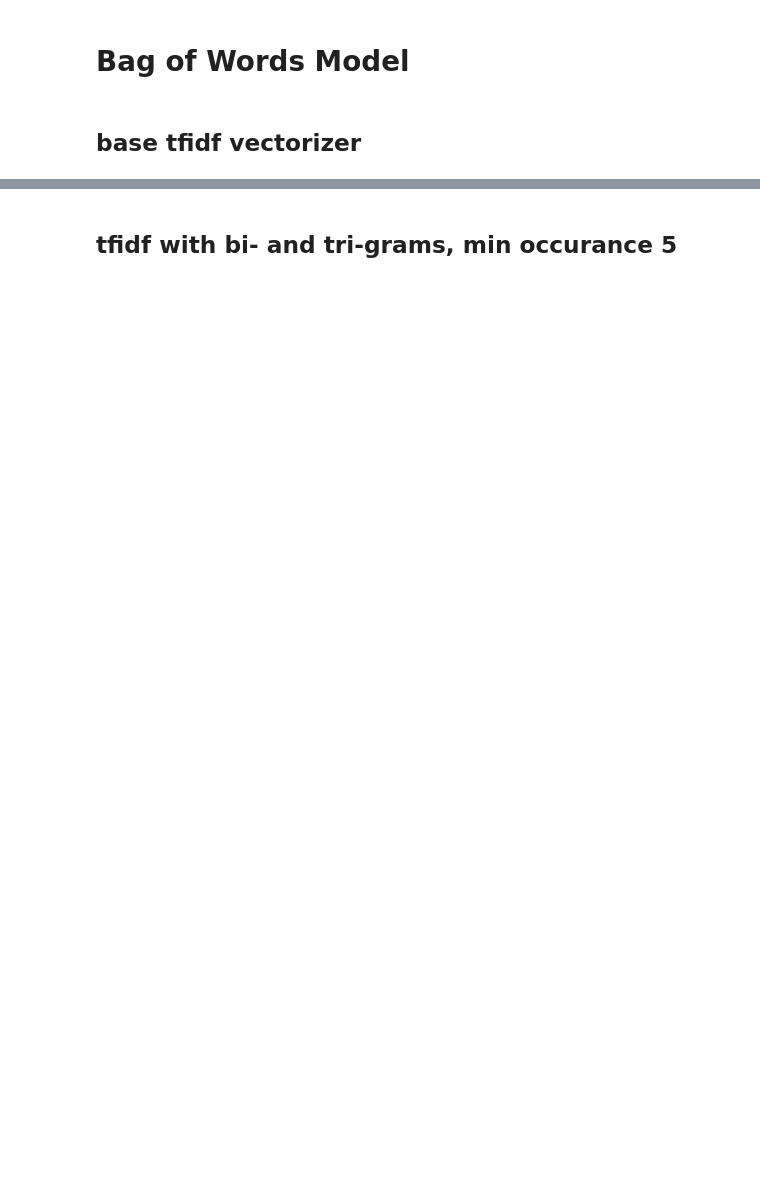
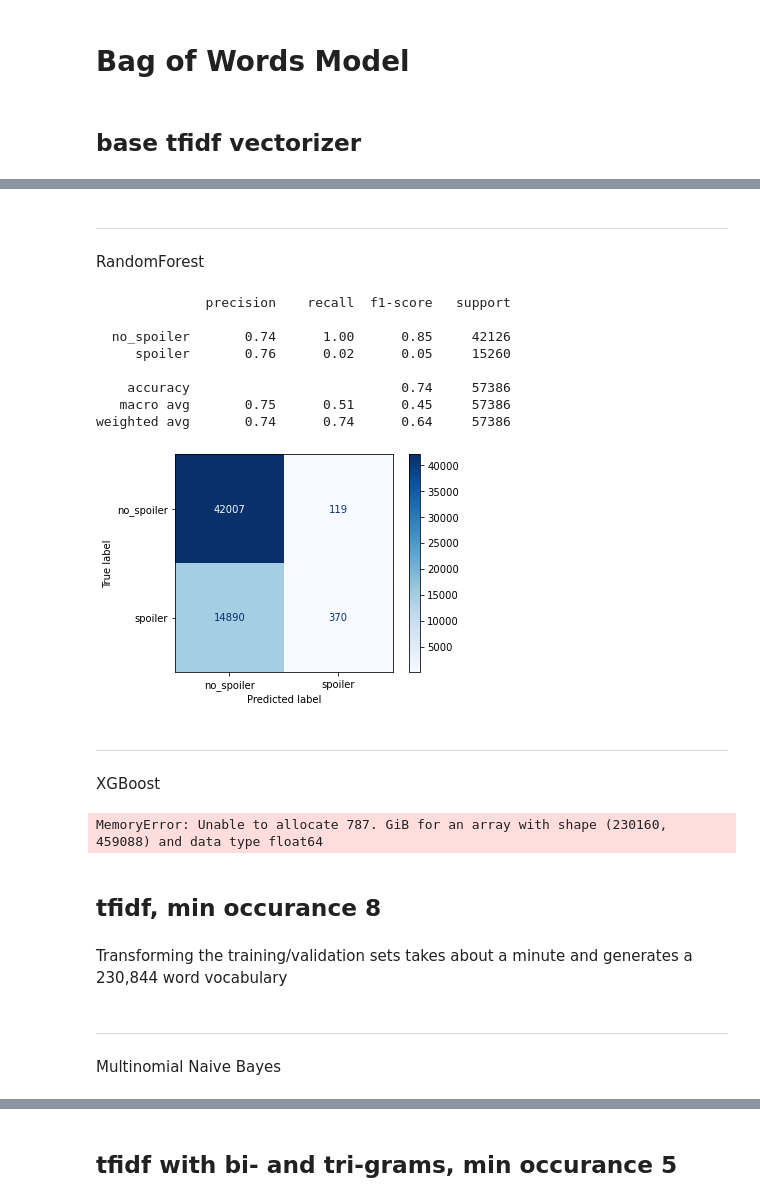
Before and after one commit to brtracy/capstone_project, a Jupyter notebook: spoiler-y.ipynb, the cells around one changed output, grey strips where cells are left out. Saved outputs shown, nothing was run; the diff lists cells and outputs as text; code cells hidden in the pictures; blank space fills up the shorter version.

```diff
--- a/spoiler-y.ipynb
+++ b/spoiler-y.ipynb
@@ -696,0 +1080,31 @@ weighted avg       0.76      0.78      0.76     57391
+# %% [markdown]
+____________
+RandomForest
+# %%
+# this cell is using the pruned df with non-english reviews removed
+# instantiate random forest classifier
+rf_v1 = RandomForestClassifier(random_state=42, n_jobs=-1)
+# fit, predict and report with helper function
+fitpredreport(rf_v1)
+# %% [output]
+              precision    recall  f1-score   support
+
+  no_spoiler       0.74      1.00      0.85     42126
+     spoiler       0.76      0.02      0.05     15260
+
+    accuracy                           0.74     57386
+   macro avg       0.75      0.51      0.45     57386
+weighted avg       0.74      0.74      0.64     57386
+[figure, added]
+# %% [markdown]
+____________
+XGBoost
+# %%
+xgb_v1 = XGBClassifier(random_state=42, n_jobs=-1)
+fitpredreport(xgb_v1)
+# %% [output]
+MemoryError: Unable to allocate 787. GiB for an array with shape (230160, 459088) and data type float64
+# %% [markdown]
+## tfidf, min occurance 8
+# %% [markdown]
+Transforming the training/validation sets takes about a minute and generates a 230,844 word vocabulary
@@ -696,0 +1122,3 @@ weighted avg       0.76      0.78      0.76     57391
+# %% [markdown]
+________
+Multinomial Naive Bayes
```
Also changed, not shown: parts of 133 cells of this notebook, 5 other files.
